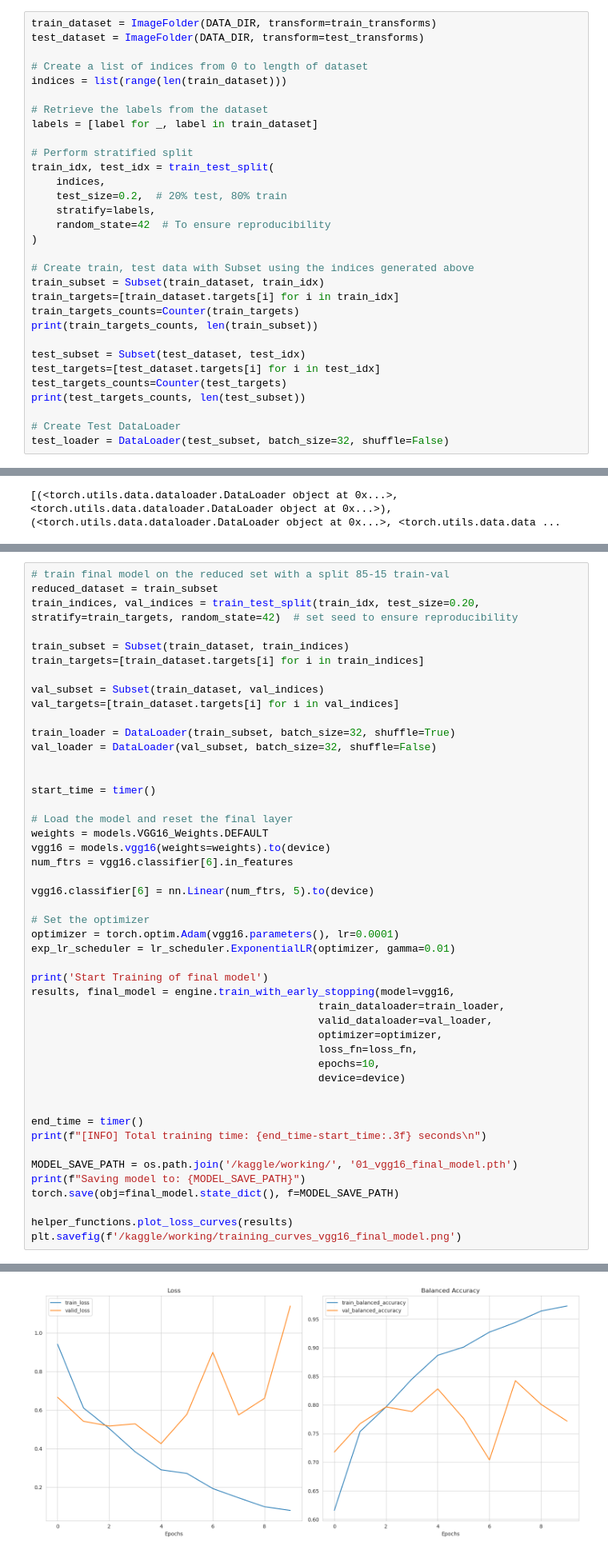
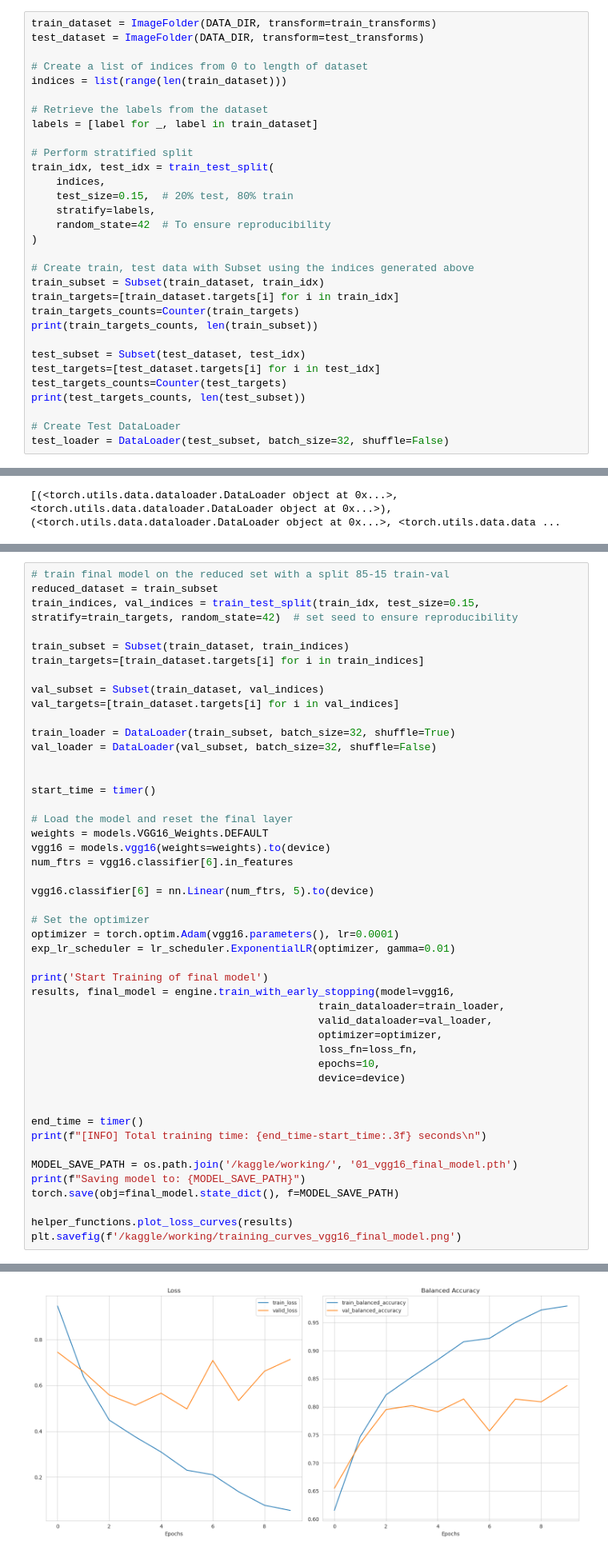
Before and after one commit to KyriakosPsa/Transfer-Learning-Vision, a Jupyter notebook: fungivgg16classification.ipynb, the cells around one changed output, grey strips where cells are left out. Shown at 80% size. Saved outputs shown, nothing was run; the diff lists cells and outputs as text.

Commit message:
Kaggle Notebook | fungiVGG16Classification | Version 21 | Experiment with new split and augmentations

```diff
--- a/fungivgg16classification.ipynb
+++ b/fungivgg16classification.ipynb
@@ -369,7 +369,7 @@ labels = [label for _, label in train_dataset]
 # Perform stratified split
 train_idx, test_idx = train_test_split(
     indices,
-    test_size=0.2,  # 20% test, 80% train
+    test_size=0.15,  # 20% test, 80% train
     stratify=labels,
     random_state=42  # To ensure reproducibility
 )
@@ -621,7 +627,7 @@ Train a final model and evaluate it on the held out test set
 # %%
 # train final model on the reduced set with a split 85-15 train-val
 reduced_dataset = train_subset
-train_indices, val_indices = train_test_split(train_idx, test_size=0.20, stratify=train_targets, random_state=42)  # set seed to ensure reproducibility
+train_indices, val_indices = train_test_split(train_idx, test_size=0.15, stratify=train_targets, random_state=42)  # set seed to ensure reproducibility
 
 train_subset = Subset(train_dataset, train_indices)
 train_targets=[train_dataset.targets[i] for i in train_indices]
@@ -682,6 +687,6 @@ Early stopping after 10 epochs without improvement.
 
 Saving model to: /kaggle/working/01_vgg16_final_model.pth
-[figure, old version]
+[figure, new version]
 # %%
 len(train_targets)
 # %% [output]
```
Also changed, not shown: parts of 21 cells of this notebook.
